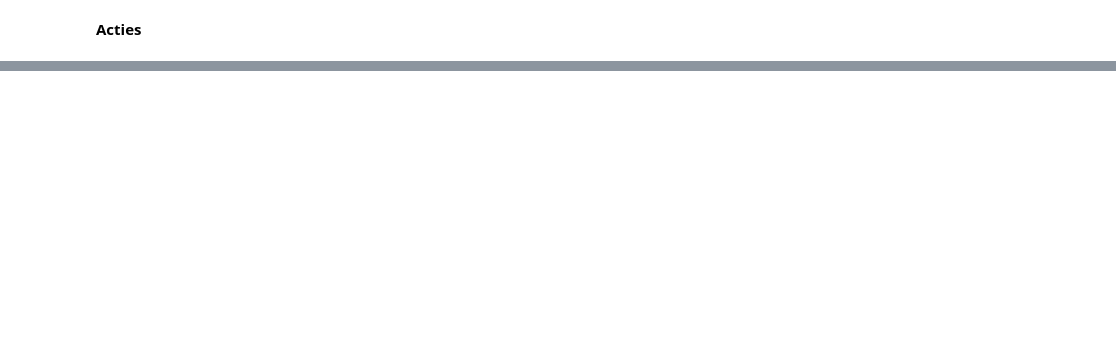
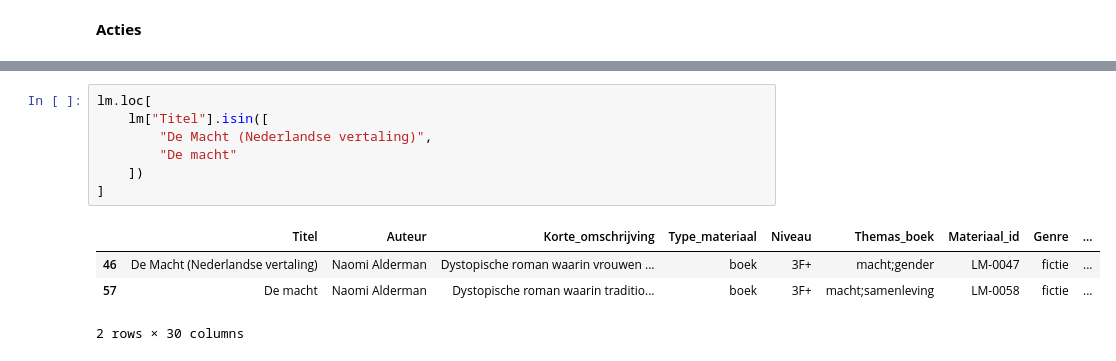
Before and after one commit to NannaLakens1/SE-2.1-2.2-LU2, a Jupyter notebook: lu2_opdrachten/Opdracht_1_DataAnalysis.ipynb, the cells around one changed output, grey strips where cells are left out. Saved outputs shown, nothing was run; the diff lists cells and outputs as text; blank space fills up the shorter version.

```diff
--- a/lu2_opdrachten/Opdracht_1_DataAnalysis.ipynb
+++ b/lu2_opdrachten/Opdracht_1_DataAnalysis.ipynb
@@ -261,0 +374,12 @@ lm.loc[
+# %%
+lm.loc[
+    lm["Titel"].isin([
+        "De Macht (Nederlandse vertaling)",
+        "De macht"
+    ])
+]
+# %% [output]
+|  | Titel | Auteur | Korte_omschrijving | Type_materiaal | Niveau | Themas_boek | Materiaal_id | Genre | ... |
+| 46 | De Macht (Nederlandse vertaling) | Naomi Alderman | Dystopische roman waarin vrouwen ... | boek | 3F+ | macht;gender | LM-0047 | fictie | ... |
+| 57 | De macht | Naomi Alderman | Dystopische roman waarin traditio... | boek | 3F+ | macht;samenleving | LM-0058 | fictie | ... |
+2 rows × 30 columns
```
Also changed, not shown: parts of 14 cells of this notebook.
